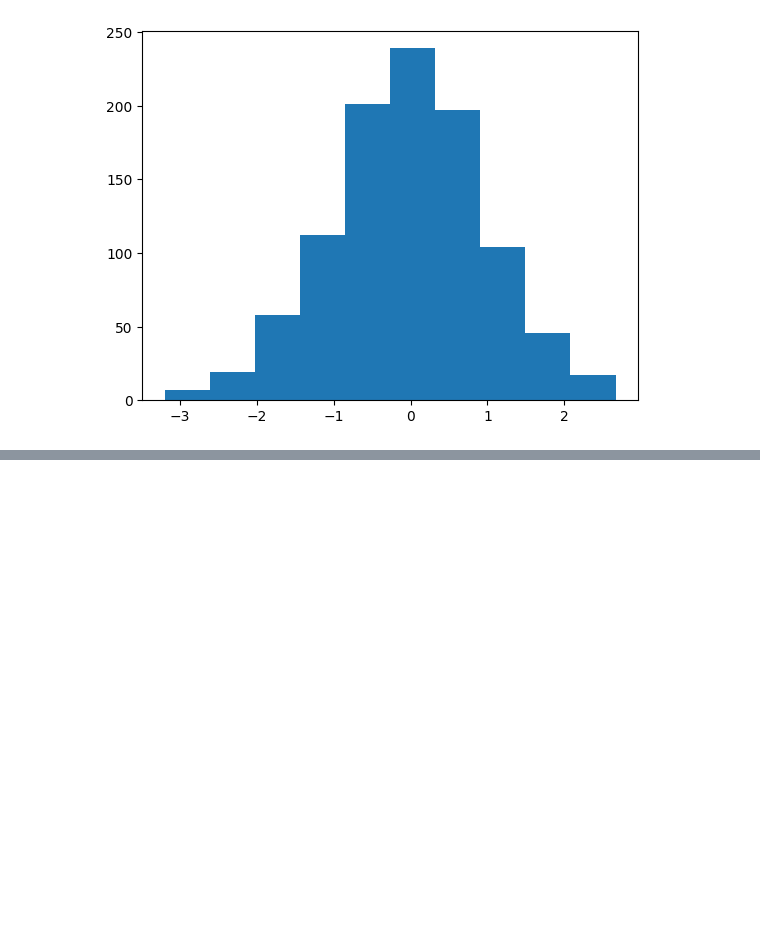
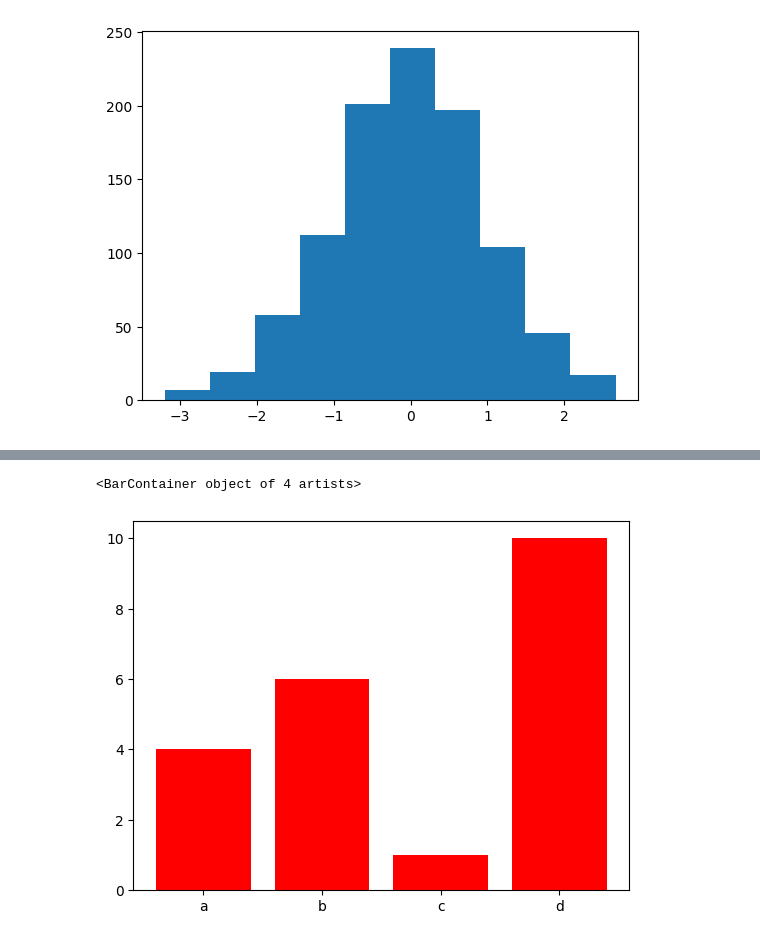
Before and after one commit to Vikash-Kumar-984/Python-Problems, a Jupyter notebook: Matplotlib/matplotlib.ipynb, the cells around one changed output, grey strips where cells are left out. Saved outputs shown, nothing was run; the diff lists cells and outputs as text; code cells hidden in the pictures; blank space fills up the shorter version.

```diff
--- a/Matplotlib/matplotlib.ipynb
+++ b/Matplotlib/matplotlib.ipynb
@@ -295,0 +358,9 @@ plt.show()
+# %%
+#bar plot >> To see the districution of categorical variables
+x = ["a", "b", "c","d"] #name of students
+y = [4, 6, 1, 10] #no of days present in the class
+
+plt.bar(x, y, color = 'r') #vertical plot
+# %% [output]
+<BarContainer object of 4 artists>
+[figure, added]
```
Also changed, not shown: parts of 21 cells of this notebook, 1 other file.
